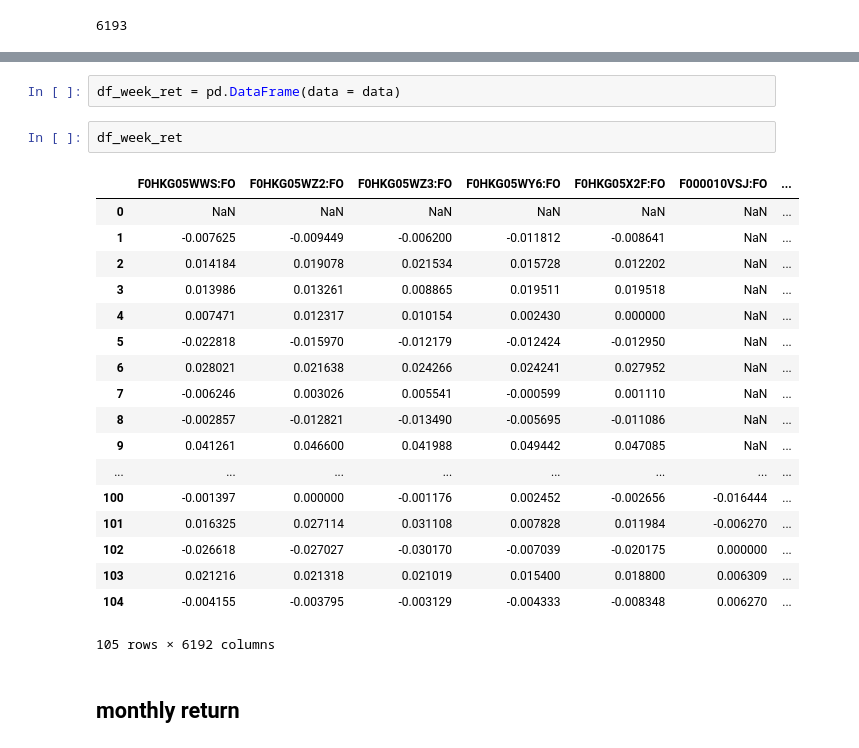
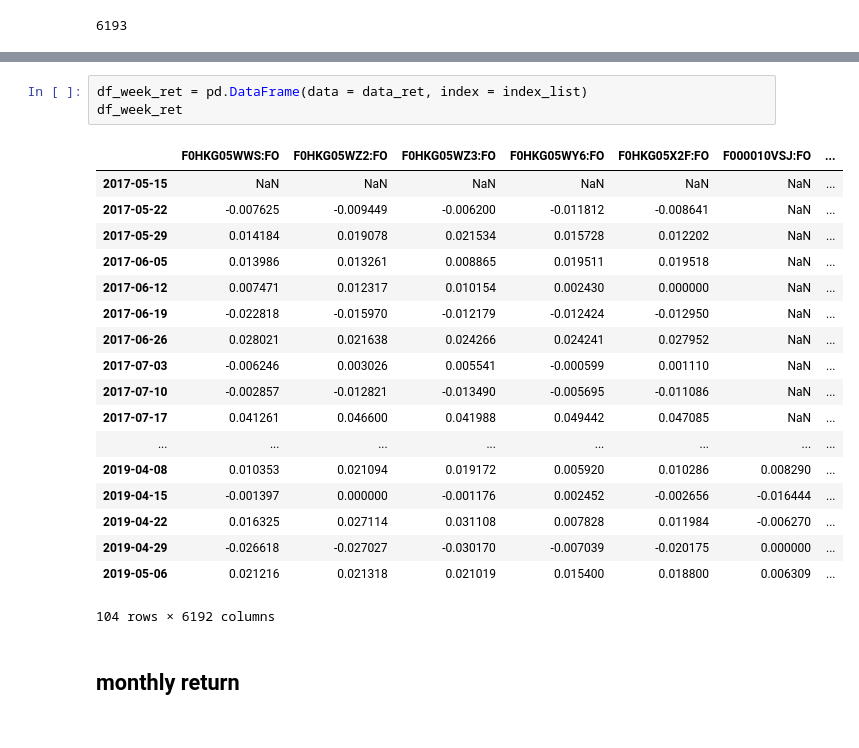
Before and after one commit to satai1919/Fintech_textmining_machinelearning, a Jupyter notebook: final project/final.ipynb, the cells around one changed output, grey strips where cells are left out. Saved outputs shown, nothing was run; the diff lists cells and outputs as text.

```diff
--- a/final project/final.ipynb
+++ b/final project/final.ipynb
@@ -121,26 +143,25 @@ for i in range(1, 6193):
 # %%
-df_week_ret = pd.DataFrame(data = data)
+df_week_ret = pd.DataFrame(data = data_ret, index = index_list)
+df_week_ret
+# %% [output]
+|  | F0HKG05WWS:FO | F0HKG05WZ2:FO | F0HKG05WZ3:FO | F0HKG05WY6:FO | F0HKG05X2F:FO | F000010VSJ:FO | ... |
+| 2017-05-15 | NaN | NaN | NaN | NaN | NaN | NaN | ... |
+| 2017-05-22 | -0.007625 | -0.009449 | -0.006200 | -0.011812 | -0.008641 | NaN | ... |
+| 2017-05-29 | 0.014184 | 0.019078 | 0.021534 | 0.015728 | 0.012202 | NaN | ... |
+| 2017-06-05 | 0.013986 | 0.013261 | 0.008865 | 0.019511 | 0.019518 | NaN | ... |
+| 2017-06-12 | 0.007471 | 0.012317 | 0.010154 | 0.002430 | 0.000000 | NaN | ... |
+| 2017-06-19 | -0.022818 | -0.015970 | -0.012179 | -0.012424 | -0.012950 | NaN | ... |
+| 2017-06-26 | 0.028021 | 0.021638 | 0.024266 | 0.024241 | 0.027952 | NaN | ... |
+| 2017-07-03 | -0.006246 | 0.003026 | 0.005541 | -0.000599 | 0.001110 | NaN | ... |
+| 2017-07-10 | -0.002857 | -0.012821 | -0.013490 | -0.005695 | -0.011086 | NaN | ... |
+| 2017-07-17 | 0.041261 | 0.046600 | 0.041988 | 0.049442 | 0.047085 | NaN | ... |
+| ... | ... | ... | ... | ... | ... | ... | ... |
+| 2019-04-08 | 0.010353 | 0.021094 | 0.019172 | 0.005920 | 0.010286 | 0.008290 | ... |
+| 2019-04-15 | -0.001397 | 0.000000 | -0.001176 | 0.002452 | -0.002656 | -0.016444 | ... |
+| 2019-04-22 | 0.016325 | 0.027114 | 0.031108 | 0.007828 | 0.011984 | -0.006270 | ... |
+| 2019-04-29 | -0.026618 | -0.027027 | -0.030170 | -0.007039 | -0.020175 | 0.000000 | ... |
+| 2019-05-06 | 0.021216 | 0.021318 | 0.021019 | 0.015400 | 0.018800 | 0.006309 | ... |
+104 rows × 6192 columns
-# %%
-df_week_ret
-# %% [output]
-|  | F0HKG05WWS:FO | F0HKG05WZ2:FO | F0HKG05WZ3:FO | F0HKG05WY6:FO | F0HKG05X2F:FO | F000010VSJ:FO | ... |
-| 0 | NaN | NaN | NaN | NaN | NaN | NaN | ... |
-| 1 | -0.007625 | -0.009449 | -0.006200 | -0.011812 | -0.008641 | NaN | ... |
-| 2 | 0.014184 | 0.019078 | 0.021534 | 0.015728 | 0.012202 | NaN | ... |
-| 3 | 0.013986 | 0.013261 | 0.008865 | 0.019511 | 0.019518 | NaN | ... |
-| 4 | 0.007471 | 0.012317 | 0.010154 | 0.002430 | 0.000000 | NaN | ... |
-| 5 | -0.022818 | -0.015970 | -0.012179 | -0.012424 | -0.012950 | NaN | ... |
-| 6 | 0.028021 | 0.021638 | 0.024266 | 0.024241 | 0.027952 | NaN | ... |
-| 7 | -0.006246 | 0.003026 | 0.005541 | -0.000599 | 0.001110 | NaN | ... |
-| 8 | -0.002857 | -0.012821 | -0.013490 | -0.005695 | -0.011086 | NaN | ... |
-| 9 | 0.041261 | 0.046600 | 0.041988 | 0.049442 | 0.047085 | NaN | ... |
-| ... | ... | ... | ... | ... | ... | ... | ... |
-| 100 | -0.001397 | 0.000000 | -0.001176 | 0.002452 | -0.002656 | -0.016444 | ... |
-| 101 | 0.016325 | 0.027114 | 0.031108 | 0.007828 | 0.011984 | -0.006270 | ... |
-| 102 | -0.026618 | -0.027027 | -0.030170 | -0.007039 | -0.020175 | 0.000000 | ... |
-| 103 | 0.021216 | 0.021318 | 0.021019 | 0.015400 | 0.018800 | 0.006309 | ... |
-| 104 | -0.004155 | -0.003795 | -0.003129 | -0.004333 | -0.008348 | 0.006270 | ... |
-105 rows × 6192 columns
 # %% [markdown]
 ## monthly return
 # %%
```
Also changed, not shown: parts of 7 cells of this notebook.
